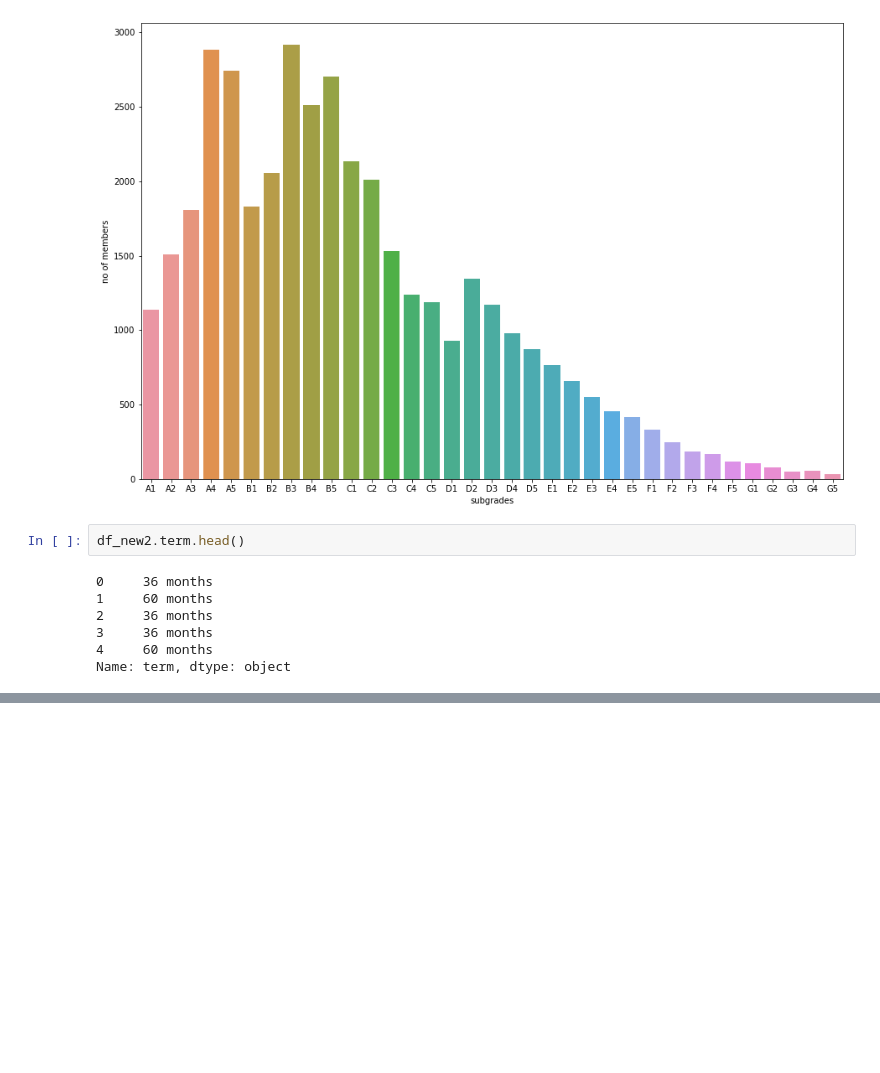
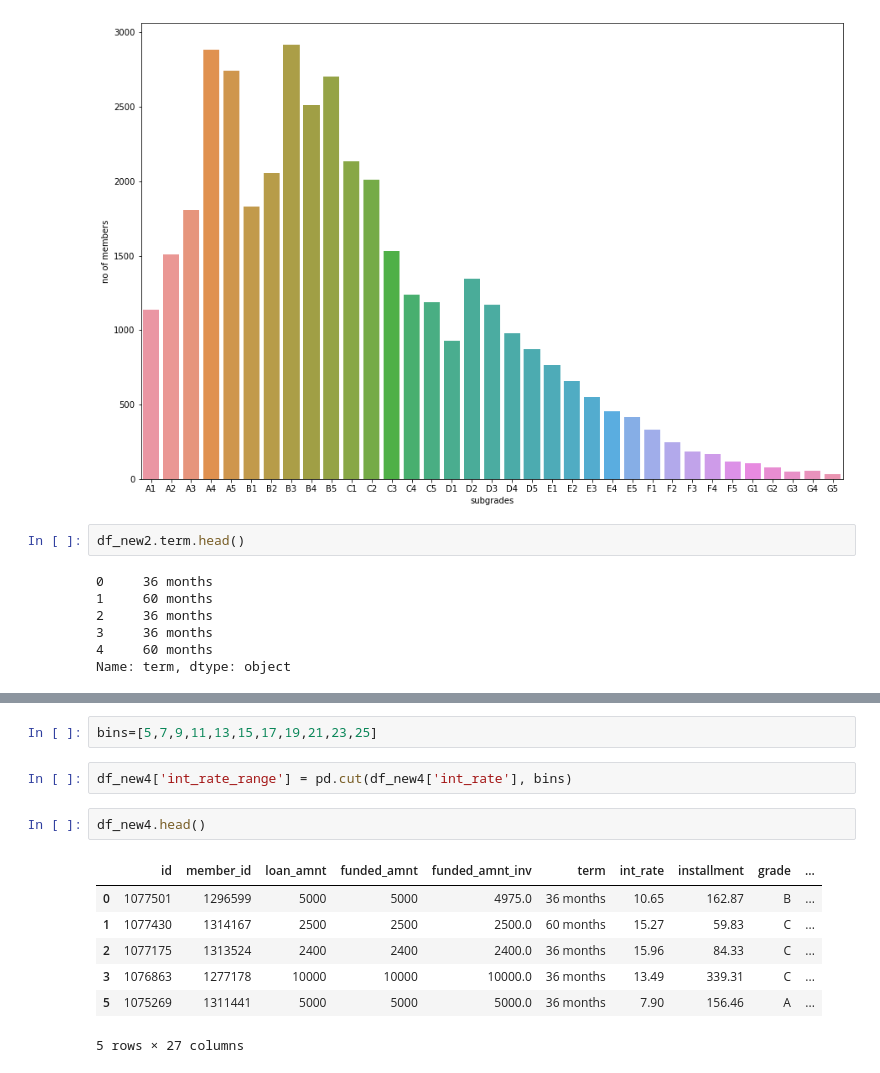
Before and after one commit to skkage/LendingClubCaseStudy, a Jupyter notebook: Lending-Club-Case-Study.ipynb, the cells around one changed output, grey strips where cells are left out. Drawn from its saved outputs; the diff is of its cells as text; blank space fills up the shorter version.

```diff
--- a/Lending-Club-Case-Study.ipynb
+++ b/Lending-Club-Case-Study.ipynb
@@ -2856,0 +2862,14 @@ Name: int_rate, dtype: float64
+# %%
+bins=[5,7,9,11,13,15,17,19,21,23,25]
+# %%
+df_new4['int_rate_range'] = pd.cut(df_new4['int_rate'], bins)
+# %%
+df_new4.head()
+# %% [output]
+|  | id | member_id | loan_amnt | funded_amnt | funded_amnt_inv | term | int_rate | installment | grade | ... |
+| 0 | 1077501 | 1296599 | 5000 | 5000 | 4975.0 | 36 months | 10.65 | 162.87 | B | ... |
+| 1 | 1077430 | 1314167 | 2500 | 2500 | 2500.0 | 60 months | 15.27 | 59.83 | C | ... |
+| 2 | 1077175 | 1313524 | 2400 | 2400 | 2400.0 | 36 months | 15.96 | 84.33 | C | ... |
+| 3 | 1076863 | 1277178 | 10000 | 10000 | 10000.0 | 36 months | 13.49 | 339.31 | C | ... |
+| 5 | 1075269 | 1311441 | 5000 | 5000 | 5000.0 | 36 months | 7.90 | 156.46 | A | ... |
+5 rows × 27 columns
```
Also changed, not shown: parts of 248 cells of this notebook.
